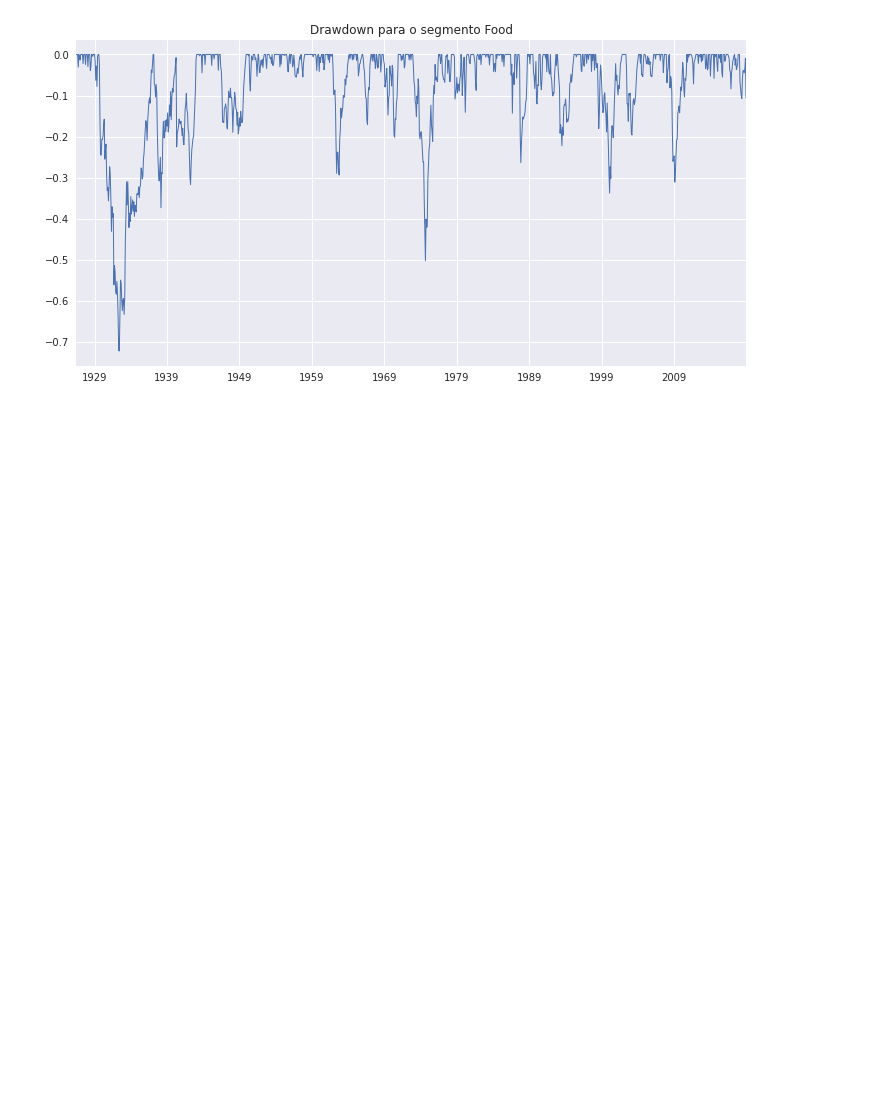
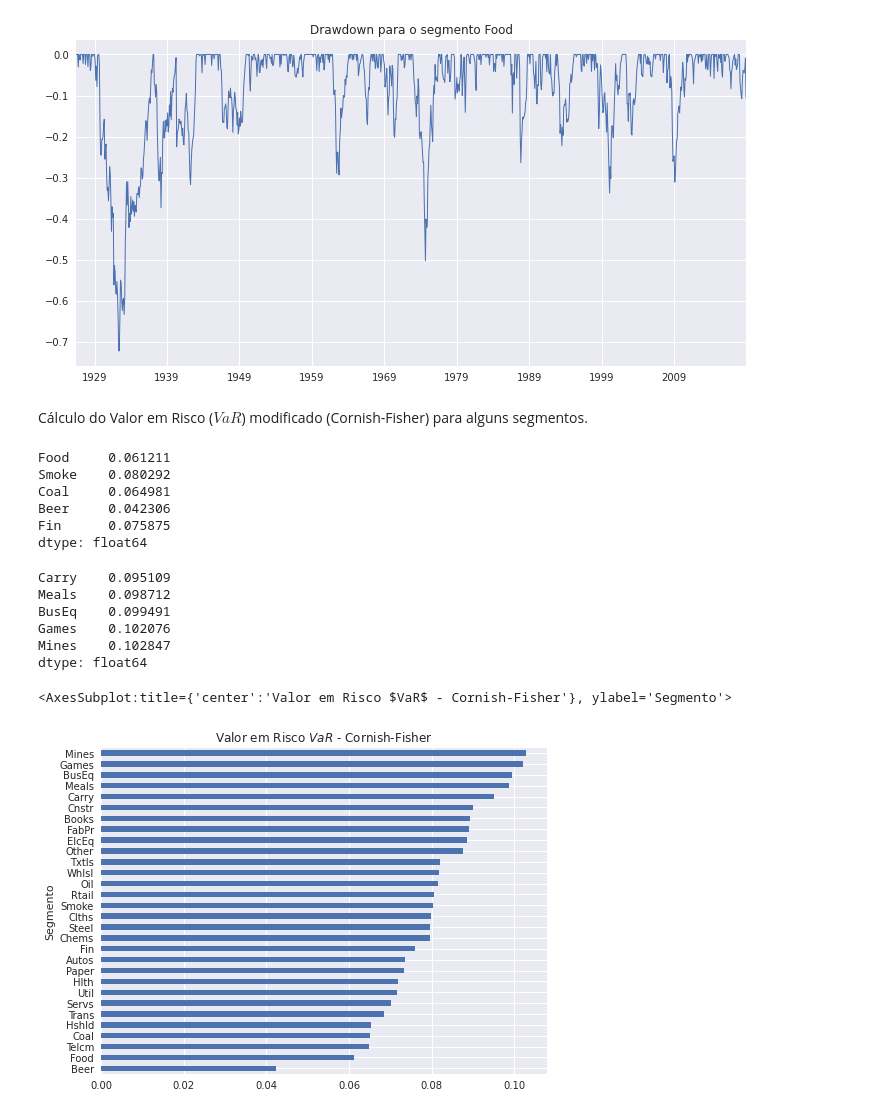
Before and after one commit to igoandrade/portfolio-construction-python, a Jupyter notebook: intro-course/week-2/optimization-and-efficient-frontier.ipynb, the cells around one changed output. Drawn from its saved outputs; the diff is of its cells as text; code cells hidden in the pictures; blank space fills up the shorter version.

Commit message:
Análise do Valor em Risco para vários segmentos de insdustria entre 1926 e 2018

```diff
--- a/intro-course/week-2/optimization-and-efficient-frontier.ipynb
+++ b/intro-course/week-2/optimization-and-efficient-frontier.ipynb
@@ -97,3 +100,34 @@ rt.drawdown(ind['Food'])['Drawdown'].plot.line(
 # %% [output]
 <AxesSubplot:title={'center':'Drawdown para o segmento Food'}>
 [figure]
+# %% [markdown]
+Cálculo do Valor em Risco ($VaR$) modificado (Cornish-Fisher) para alguns segmentos.
+# %%
+cols_of_interest = ['Food', 'Smoke', 'Coal', 'Beer', 'Fin']
+rt.var_gaussian(ind[cols_of_interest], modified=True)
+# %% [output]
+Food     0.061211
+Smoke    0.080292
+Coal     0.064981
+Beer     0.042306
+Fin      0.075875
+dtype: float64
+# %%
+rt.var_gaussian(ind, modified=True).sort_values().tail()
+# %% [output]
+Carry    0.095109
+Meals    0.098712
+BusEq    0.099491
+Games    0.102076
+Mines    0.102847
+dtype: float64
+# %%
+rt.var_gaussian(ind, modified=True).sort_values().plot.barh(
+    title='Valor em Risco $VaR$ - Cornish-Fisher',
+    ylabel='$VaR$',
+    xlabel='Segmento',
+    figsize=(8,6)
+)
+# %% [output]
+<AxesSubplot:title={'center':'Valor em Risco $VaR$ - Cornish-Fisher'}, ylabel='Segmento'>
+[figure, added]
```
Also changed, not shown: parts of 8 cells of this notebook, 1 other file.
